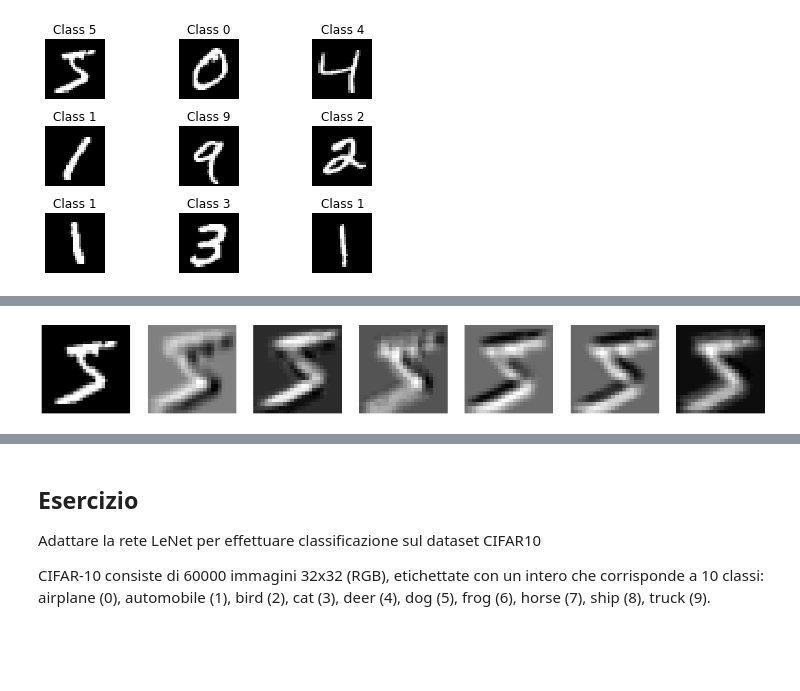
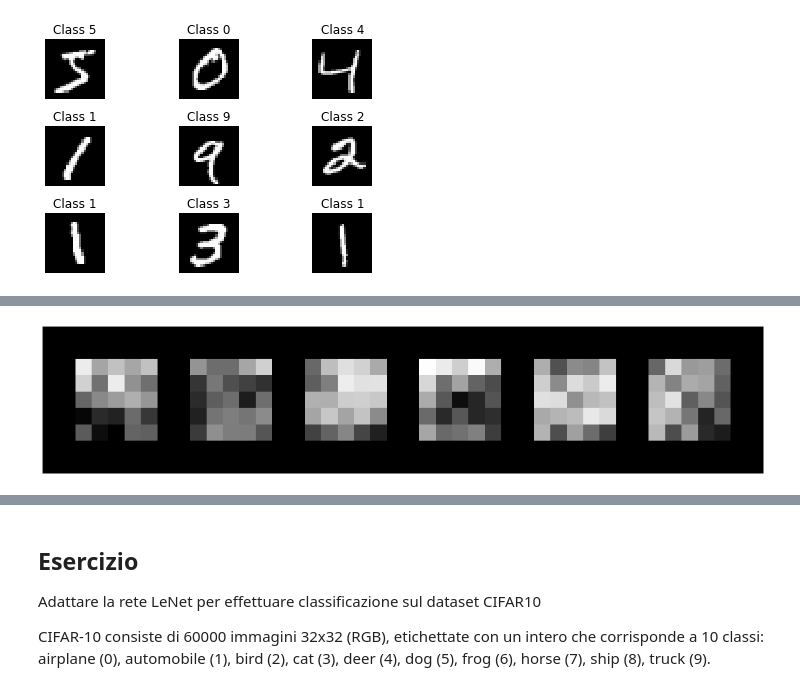
Before and after one commit to gmanco/cv_notebooks, a Jupyter notebook: 6.Neural_networks.ipynb, the cells around one changed output, grey strips where cells are left out. Cells and saved outputs as stored; diff of their text form; code cells hidden in the pictures; blank space fills up the shorter version.

```diff
--- a/6.Neural_networks.ipynb
+++ b/6.Neural_networks.ipynb
@@ -306,26 +306,27 @@ for i in range(9):
 # %% [output]
 [figure]
 # %%
-
 class LeNet(nn.Module):
-    def __init__(self):
+    def __init__(self,input_size):
         super(LeNet, self).__init__()
         # Convolutional Layers
         self.features = nn.Sequential(
             nn.Conv2d(1, 6, 5),
-            nn.ReLU(),
-            nn.MaxPool2d(2),
+            nn.Tanh(),
+            nn.AvgPool2d(2,stride = 2),
             nn.Conv2d(6, 16, 5),
-            nn.ReLU(),
-            nn.MaxPool2d(2)
+            nn.Tanh(),
+            nn.AvgPool2d(2,stride = 2)
         )
+        fm_size = ((input_size - 6 )//2 - 5)//2 + 1
+        fc_layer_in_size = 16*fm_size*fm_size
 
         # Linear layers
         self.fc = nn.Sequential(
-            nn.Linear(16*4*4, 120),
-            nn.ReLU(),
+            nn.Linear(fc_layer_in_size, 120),
+            nn.Tanh(),
             nn.Linear(120, 84),
-            nn.ReLU(),
+            nn.Tanh(),
             nn.Linear(84, 10)
         )
 
@@ -335,7 +336,6 @@ class LeNet(nn.Module):
 
         # Flatten the tensor along the second dimension
         features_flattened = features.view(features.size(0),-1)
-        # image is now bsz x 256
 
         out = self.fc(features_flattened)
 
@@ -532,24 +530,12 @@ plt.show()
-# %%
-plt.figure(figsize=(20,20))
-
-n = 1
-
-k = 1
-for i in range(n):
-    plt.subplot(n,7,k)
-    k = k + 1
-    plt.tight_layout()
-    image, label = train_dataset[i]
-    plt.imshow(image[0],cmap='gray', interpolation='none')
-    plt.axis('off')
-    features = extractor_1(image).squeeze(0).detach().numpy()
-    for j in range(6):
-        plt.subplot(n,7,k)
-        k = k + 1
-        plt.tight_layout()
-        plt.imshow(features[j],cmap='gray', interpolation='none')
-        plt.axis('off')
-
-plt.show()
-# %% [output]
-[figure, removed]
+# %%
+plt.figure(figsize=(20,20))
+
+kernels = lenet_model.features[0].weight.detach()
+img = make_grid(kernels,normalize=True).permute(1, 2, 0)
+plt.imshow(img, interpolation='none',cmap=cm.hot)
+plt.axis('off')
+
+
+plt.show()
+# %% [output]
+[figure, added]
```
Also changed, not shown: parts of 13 cells of this notebook, 1 other file.
